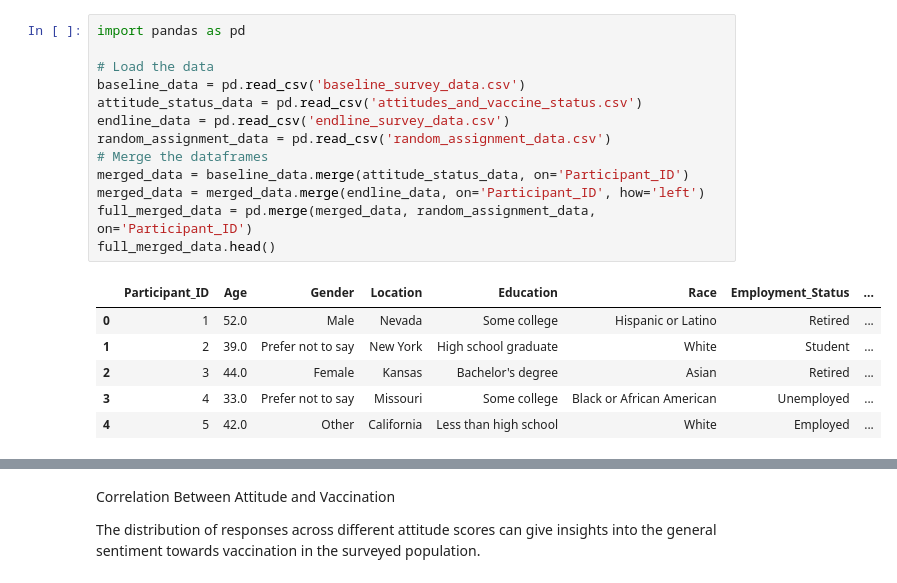
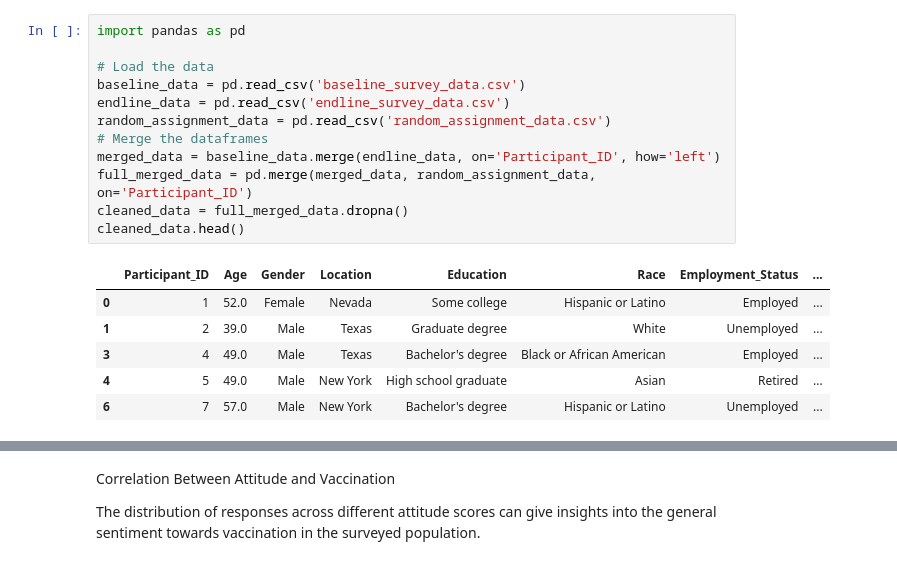
Before and after one commit to yujie-xue/Coding-task_pre-doc_UIUC, a Jupyter notebook: Output.ipynb, the cells around one changed output, grey strips where cells are left out. Drawn from its saved outputs; the diff is of its cells as text.

```diff
--- a/Output.ipynb
+++ b/Output.ipynb
@@ -1,23 +1,22 @@
 # %%
 import pandas as pd
 
 # Load the data
 baseline_data = pd.read_csv('baseline_survey_data.csv')
-attitude_status_data = pd.read_csv('attitudes_and_vaccine_status.csv')
 endline_data = pd.read_csv('endline_survey_data.csv')
 random_assignment_data = pd.read_csv('random_assignment_data.csv')
 # Merge the dataframes
-merged_data = baseline_data.merge(attitude_status_data, on='Participant_ID')
-merged_data = merged_data.merge(endline_data, on='Participant_ID', how='left')
+merged_data = baseline_data.merge(endline_data, on='Participant_ID', how='left')
 full_merged_data = pd.merge(merged_data, random_assignment_data, on='Participant_ID')
-full_merged_data.head()
+cleaned_data = full_merged_data.dropna()
+cleaned_data.head()
 # %% [output]
 |  | Participant_ID | Age | Gender | Location | Education | Race | Employment_Status | ... |
-| 0 | 1 | 52.0 | Male | Nevada | Some college | Hispanic or Latino | Retired | ... |
-| 1 | 2 | 39.0 | Prefer not to say | New York | High school graduate | White | Student | ... |
-| 2 | 3 | 44.0 | Female | Kansas | Bachelor's degree | Asian | Retired | ... |
-| 3 | 4 | 33.0 | Prefer not to say | Missouri | Some college | Black or African American | Unemployed | ... |
-| 4 | 5 | 42.0 | Other | California | Less than high school | White | Employed | ... |
+| 0 | 1 | 52.0 | Female | Nevada | Some college | Hispanic or Latino | Employed | ... |
+| 1 | 2 | 39.0 | Male | Texas | Graduate degree | White | Unemployed | ... |
+| 3 | 4 | 49.0 | Male | Texas | Bachelor's degree | Black or African American | Employed | ... |
+| 4 | 5 | 49.0 | Male | New York | High school graduate | Asian | Retired | ... |
+| 6 | 7 | 57.0 | Male | New York | Bachelor's degree | Hispanic or Latino | Unemployed | ... |
 # %%
 import matplotlib.pyplot as plt
 import seaborn as sns
```
Also changed, not shown: parts of 9 cells of this notebook, 3 other files.
